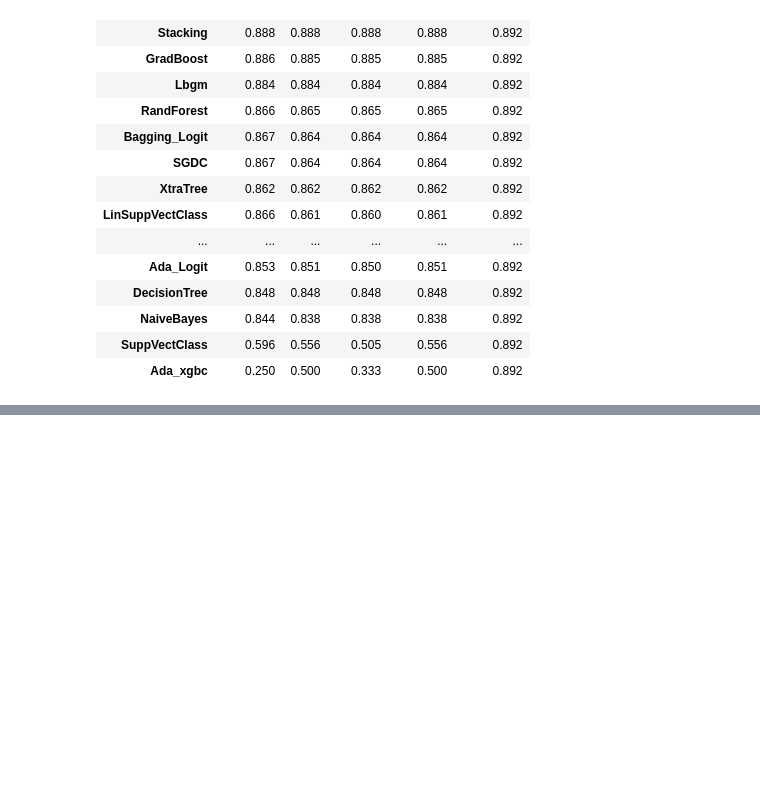
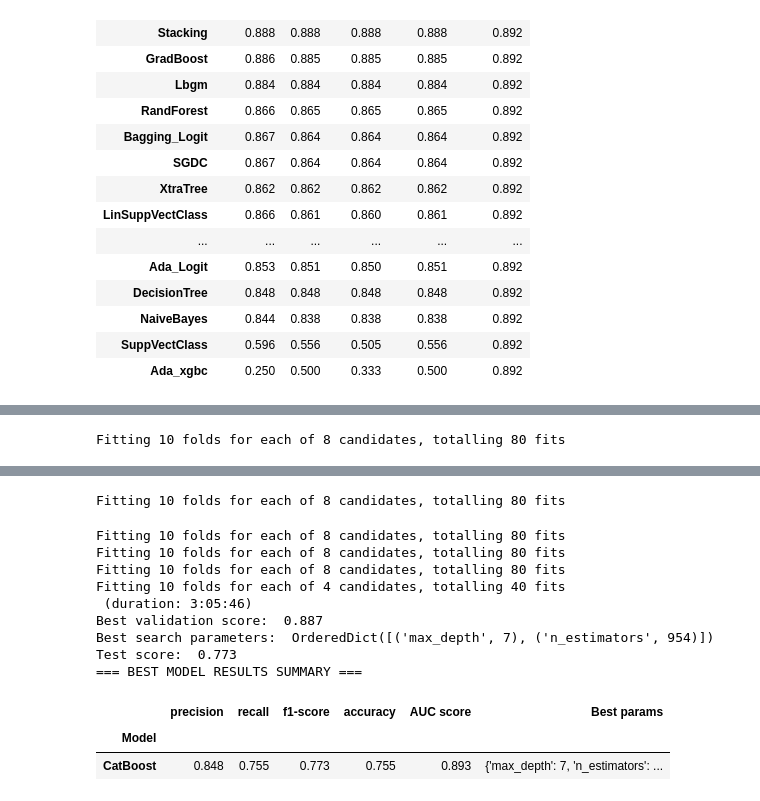
Before and after one commit to olivier-2018/Adv_ML_techniques_for_imbalanced_dataset, a Jupyter notebook: advML_census_adult_dataset.ipynb, the cells around one changed output, grey strips where cells are left out. Saved outputs shown, nothing was run; the diff lists cells and outputs as text; code cells hidden in the pictures; blank space fills up the shorter version.

```diff
--- a/advML_census_adult_dataset.ipynb
+++ b/advML_census_adult_dataset.ipynb
@@ -1676,0 +1770,66 @@ Test score:  0.773
+# %%
+
+results_df = pd.DataFrame(columns=['Model', 'precision', 'recall', 'f1-score', 'accuracy', 'AUC score', 'Best params'])
+
+N_folds = 10
+
+for model_dict in models_dict_list:
+
+    # Skip to the next model if no parameters
+    model_name = model_dict["name"]
+    if model_dict["params"] == {}:
+        continue
+
+    # Define search grid
+    search = BayesSearchCV(estimator = model_dict["model"],
+                           search_spaces = model_dict["params"],
+                           n_iter = 100,
+                           scoring = 'f1_weighted', # 'f1', f1_weighted', 'roc_auc', 'accuracy'
+                        #    optimizer_kwargs = {'base_estimator': 'RF'},
+                           n_jobs = 8, # change based on how many cpus available (8 for me)
+                           n_points = 8, # change based on how many cpus available (8 for me)
+                           cv = N_folds, # default: StratifiedKFold for binary labels
+                           refit = True,
+                           verbose = 1,
+                           error_score = 'raise',
+                           return_train_score  = True,
+                            )
+
+    # Training model
+    print("========== Running model: "+model_name, end='')
+    start_time = datetime.now()
+    _ = search.fit(X_train, y_train)
+    print(' (duration: {})'.format(str(datetime.now() - start_time).split('.')[0]))
+
+    # Print results
+    print("Best validation score: ", round(search.best_score_, 3))
+    print("Best search parameters: ", search.best_params_)
+    print("Test score: ", round(search.score(X_test, y_test), 3))
+
+    best_model = search.best_estimator_
+    cv_results = search.cv_results_
+
+    y_true = y_test.to_numpy()
+    y_pred = best_model.predict(X_test)
+
+    # Evauate metrics for weighted support
+    accuracy = accuracy_score(y_true, y_pred)
+    P, R, F1, _ = precision_recall_fscore_support(y_true, y_pred, average="weighted")
+
+    # Evaluate probabilities and auc_score
+    try:
+        y_predict_proba = best_model.predict_proba(X_test)[:,1]
+    except AttributeError:
+        y_predict_proba = best_model.decision_function(X_test)
+
+    fpr, tpr, thresholds = roc_curve(y_true, y_predict_proba)
+    auc_score = auc(fpr, tpr)
+
+    # Store parameters
+    results_df.loc[len(results_df.index)] = [model_name, round(P, 3), round(R, 3),  round(F1, 3), round(accuracy, 3), round(auc_score, 3), search.best_params_]
+
+print("=== BEST MODEL RESULTS SUMMARY ===")
+results_df = results_df.set_index('Model')
+results_df.sort_values("f1-score", inplace = True, ascending=False)
+results_df
+# %% [output]
@@ -1676,0 +1841 @@ Test score:  0.773
+Fitting 10 folds for each of 8 candidates, totalling 80 fits
@@ -1676,0 +1844,13 @@ Test score:  0.773
+Fitting 10 folds for each of 8 candidates, totalling 80 fits
+Fitting 10 folds for each of 8 candidates, totalling 80 fits
+Fitting 10 folds for each of 8 candidates, totalling 80 fits
+Fitting 10 folds for each of 8 candidates, totalling 80 fits
+Fitting 10 folds for each of 4 candidates, totalling 40 fits
+ (duration: 3:05:46)
+Best validation score:  0.887
+Best search parameters:  OrderedDict([('max_depth', 7), ('n_estimators', 954)])
+Test score:  0.773
+=== BEST MODEL RESULTS SUMMARY ===
+|  | precision | recall | f1-score | accuracy | AUC score | Best params |
+| Model |  |  |  |  |  |  |
+| CatBoost | 0.848 | 0.755 | 0.773 | 0.755 | 0.893 | {'max_depth': 7, 'n_estimators': ... |
```
Also changed, not shown: parts of 16 cells of this notebook, 1 other file.
